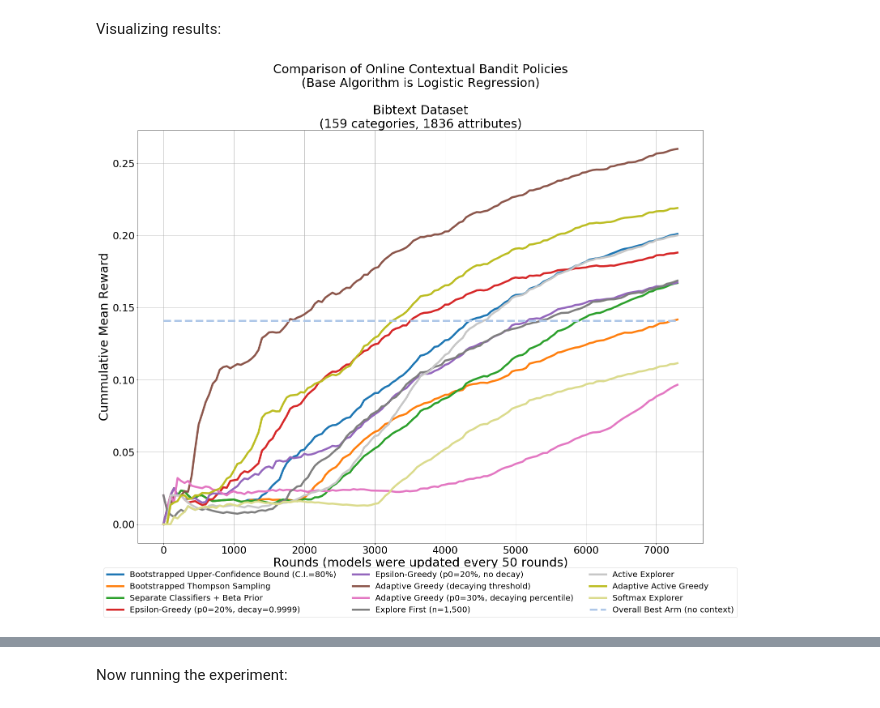
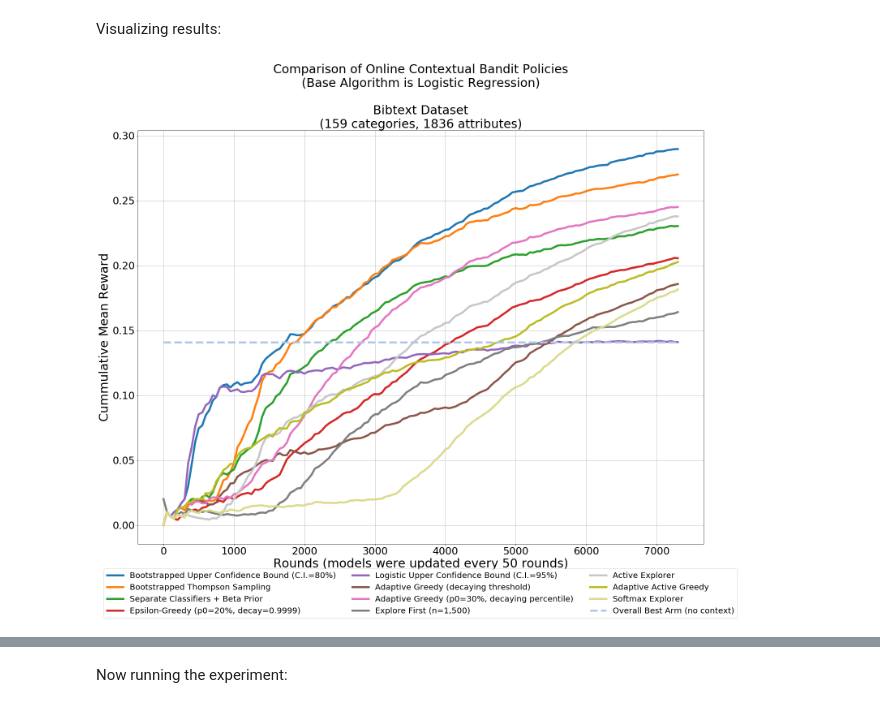
Before and after one commit to david-cortes/contextualbandits, a Jupyter notebook: example/online_contextual_bandits.ipynb, the cells around one changed output, grey strips where cells are left out. Saved outputs shown, nothing was run; the diff lists cells and outputs as text; code cells hidden in the pictures.

```diff
--- a/example/online_contextual_bandits.ipynb
+++ b/example/online_contextual_bandits.ipynb
@@ -139,7 +128,8 @@ def parse_data(file_name):
                 l = l.strip()
                 labels.append([])
                 features.append(eval("{" + re.sub("\s", ",", l) + "}"))
-    features = pd.DataFrame.from_dict(features).fillna(0).as_matrix()
+    features = pd.DataFrame.from_dict(features).fillna(0).to_numpy()
+    features = np.ascontiguousarray(features)
     mlb = MultiLabelBinarizer()
     y = mlb.fit_transform(labels)
     return features, y
@@ -153,21 +143,22 @@ X, y = parse_data("Bibtex_data.txt")
 Turning logistic regression into contextual bandits policies:
 # %%
 from sklearn.linear_model import LogisticRegression
-from contextualbandits.online import BootstrappedUCB, BootstrappedTS, SeparateClassifiers,\
-            EpsilonGreedy, AdaptiveGreedy, ExploreFirst, ActiveExplorer, SoftmaxExplorer
+from contextualbandits.online import BootstrappedUCB, BootstrappedTS, LogisticUCB, \
+            SeparateClassifiers, EpsilonGreedy, AdaptiveGreedy, ExploreFirst, \
+            ActiveExplorer, SoftmaxExplorer
 from copy import deepcopy
 
 nchoices = y.shape[1]
-base_algorithm = LogisticRegression(random_state=123, solver='lbfgs')
-beta_prior = ((3, 7), 2) # until there are at least 2 observations of each class, will use prior Beta(3, 7)
+base_algorithm = LogisticRegression(solver='lbfgs', warm_start=True)
+beta_prior = ((3./nchoices, 4), 2) # until there are at least 2 observations of each class, will use this prior
+beta_prior_ucb = ((5./nchoices, 4), 2) # UCB gives higher numbers, thus the higher positive prior
 
 ## The base algorithm is embedded in different metaheuristics
-bootstrapped_ucb = BootstrappedUCB(deepcopy(base_algorithm), nchoices = nchoices, beta_prior=beta_prior)
-bootstrapped_ts = BootstrappedTS(deepcopy(base_algorithm), nchoices = nchoices, beta_prior=beta_prior)
-one_vs_rest = SeparateClassifiers(deepcopy(base_algorithm), nchoices = nchoices, beta_prior=beta_prior)
-epsilon_greedy = EpsilonGreedy(deepcopy(base_algorithm), nchoices = nchoices, beta_prior=beta_prior)
-epsilon_greedy_nodecay = EpsilonGreedy(deepcopy(base_algorithm), nchoices = nchoices,
-                                     beta_prior=beta_prior, decay=None)
+bootstrapped_ucb = BootstrappedUCB(deepcopy(base_algorithm), nchoices = nchoices, beta_prior = beta_prior_ucb)
+bootstrapped_ts = BootstrappedTS(deepcopy(base_algorithm), nchoices = nchoices, beta_prior = beta_prior)
+one_vs_rest = SeparateClassifiers(deepcopy(base_algorithm), nchoices = nchoices, beta_prior = beta_prior)
+epsilon_greedy = EpsilonGreedy(deepcopy(base_algorithm), nchoices = nchoices, beta_prior = beta_prior)
+logistic_ucb = LogisticUCB(nchoices = nchoices, beta_prior = beta_prior_ucb)
 adaptive_greedy_thr = AdaptiveGreedy(deepcopy(base_algorithm), nchoices=nchoices,
                                      decay_type='threshold')
 adaptive_greedy_perc = AdaptiveGreedy(deepcopy(base_algorithm), nchoices = nchoices, beta_prior=beta_prior,
@@ -179,7 +170,7 @@ adaptive_active_greedy = AdaptiveGreedy(deepcopy(base_algorithm), nchoices = nch
                                         active_choice='weighted', decay_type='percentile', decay=0.9997)
 softmax_explorer = SoftmaxExplorer(deepcopy(base_algorithm), nchoices = nchoices, beta_prior=beta_prior)
 
-models = [bootstrapped_ucb, bootstrapped_ts, one_vs_rest, epsilon_greedy, epsilon_greedy_nodecay,
+models = [bootstrapped_ucb, bootstrapped_ts, one_vs_rest, epsilon_greedy, logistic_ucb,
           adaptive_greedy_thr, adaptive_greedy_perc, explore_first, active_explorer,
           adaptive_active_greedy, softmax_explorer]
 # %% [markdown]
@@ -188,11 +179,11 @@ _(Bayesian methods and LinUCB don't scale well enough for the dimensionality of
 Now running the experiment:
 # %%
 # These lists will keep track of the rewards obtained by each policy
-rewards_ucb, rewards_ts, rewards_ovr, rewards_egr, rewards_egr2, \
+rewards_ucb, rewards_ts, rewards_ovr, rewards_egr, rewards_lucb, \
 rewards_agr, rewards_agr2, rewards_efr, rewards_ac, \
 rewards_aac, rewards_sft = [list() for i in range(len(models))]
 
-lst_rewards = [rewards_ucb, rewards_ts, rewards_ovr, rewards_egr, rewards_egr2,
+lst_rewards = [rewards_ucb, rewards_ts, rewards_ovr, rewards_egr, rewards_lucb,
                rewards_agr, rewards_agr2, rewards_efr, rewards_ac,
                rewards_aac, rewards_sft]
 
@@ -210,11 +201,11 @@ for model in models:
     model.fit(X=first_batch, a=action_chosen, r=rewards_received)
 
 # these lists will keep track of which actions does each policy choose
-lst_a_ucb, lst_a_ts, lst_a_ovr, lst_a_egr, lst_a_egr2, lst_a_agr, \
+lst_a_ucb, lst_a_ts, lst_a_ovr, lst_a_egr, lst_a_lucb, lst_a_agr, \
 lst_a_agr2, lst_a_efr, lst_a_ac, lst_a_aac, \
 lst_a_sft = [action_chosen.copy() for i in range(len(models))]
 
-lst_actions = [lst_a_ucb, lst_a_ts, lst_a_ovr, lst_a_egr, lst_a_egr2, lst_a_agr,
+lst_actions = [lst_a_ucb, lst_a_ts, lst_a_ovr, lst_a_egr, lst_a_lucb, lst_a_agr,
                lst_a_agr2, lst_a_efr, lst_a_ac, lst_a_aac, lst_a_sft]
 
 # rounds are simulated from the full dataset
@@ -232,7 +223,8 @@ def simulate_rounds(model, rewards, actions_hist, X_global, y_global, batch_st,
 
     # now refitting the algorithms after observing these new rewards
     np.random.seed(batch_st)
-    model.fit(X_global[:batch_end, :], new_actions_hist, y_global[np.arange(batch_end), new_actions_hist])
+    model.fit(X_global[:batch_end, :], new_actions_hist, y_global[np.arange(batch_end), new_actions_hist],
+              warm_start = True)
 
     return new_actions_hist
 
@@ -267,36 +259,36 @@ cmap = plt.get_cmap('tab20')
 colors=plt.cm.tab20(np.linspace(0, 1, 20))
 
 ax = plt.subplot(111)
-plt.plot(get_mean_reward(rewards_ucb), label="Bootstrapped Upper-Confidence Bound (C.I.=80%)",linewidth=lwd,color=colors[0])
+plt.plot(get_mean_reward(rewards_ucb), label="Bootstrapped Upper Confidence Bound (C.I.=80%)",linewidth=lwd,color=colors[0])
 plt.plot(get_mean_reward(rewards_ts), label="Bootstrapped Thompson Sampling",linewidth=lwd,color=colors[2])
 plt.plot(get_mean_reward(rewards_ovr), label="Separate Classifiers + Beta Prior",linewidth=lwd,color=colors[4])
 plt.plot(get_mean_reward(rewards_egr), label="Epsilon-Greedy (p0=20%, decay=0.9999)",linewidth=lwd,color=colors[6])
-plt.plot(get_mean_reward(rewards_egr2), label="Epsilon-Greedy (p0=20%, no decay)",linewidth=lwd,color=colors[8])
+plt.plot(get_mean_reward(rewards_lucb), label="Logistic Upper Confidence Bound (C.I.=95%)",linewidth=lwd,color=colors[8])
 plt.plot(get_mean_reward(rewards_agr), label="Adaptive Greedy (decaying threshold)",linewidth=lwd,color=colors[10])
 plt.plot(get_mean_reward(rewards_agr2), label="Adaptive Greedy (p0=30%, decaying percentile)",linewidth=lwd,color=colors[12])
 plt.plot(get_mean_reward(rewards_efr), label="Explore First (n=1,500)",linewidth=lwd,color=colors[14])
 plt.plot(get_mean_reward(rewards_ac), label="Active Explorer", linewidth=lwd,color=colors[15])
 plt.plot(get_mean_reward(rewards_aac), label="Adaptive Active Greedy", linewidth=lwd,color=colors[16])
 plt.plot(get_mean_reward(rewards_sft), label="Softmax Explorer", linewidth=lwd,color=colors[17])
 plt.plot(np.repeat(y.mean(axis=0).max(),len(rewards_sft)), label="Overall Best Arm (no context)",linewidth=lwd,color=colors[1],ls='dashed')
 
 
 # import warnings
 box = ax.get_position()
 ax.set_position([box.x0, box.y0 + box.height * 0.1,
                  box.width, box.height * 1.25])
 ax.legend(loc='upper center', bbox_to_anchor=(0.5, -0.05),
           fancybox=True, ncol=3, prop={'size':20})
 
 
 plt.tick_params(axis='both', which='major', labelsize=25)
 plt.xticks([i*20 for i in range(8)], [i*1000 for i in range(8)])
 
 
 plt.xlabel('Rounds (models were updated every 50 rounds)', size=30)
 plt.ylabel('Cummulative Mean Reward', size=30)
 plt.title('Comparison of Online Contextual Bandit Policies\n(Base Algorithm is Logistic Regression)\n\nBibtext Dataset\n(159 categories, 1836 attributes)',size=30)
 plt.grid()
 plt.show()
 # %% [output]
-[figure, old version]
+[figure, new version]
```
Also changed, not shown: parts of 9 cells of this notebook, 16 other files.
